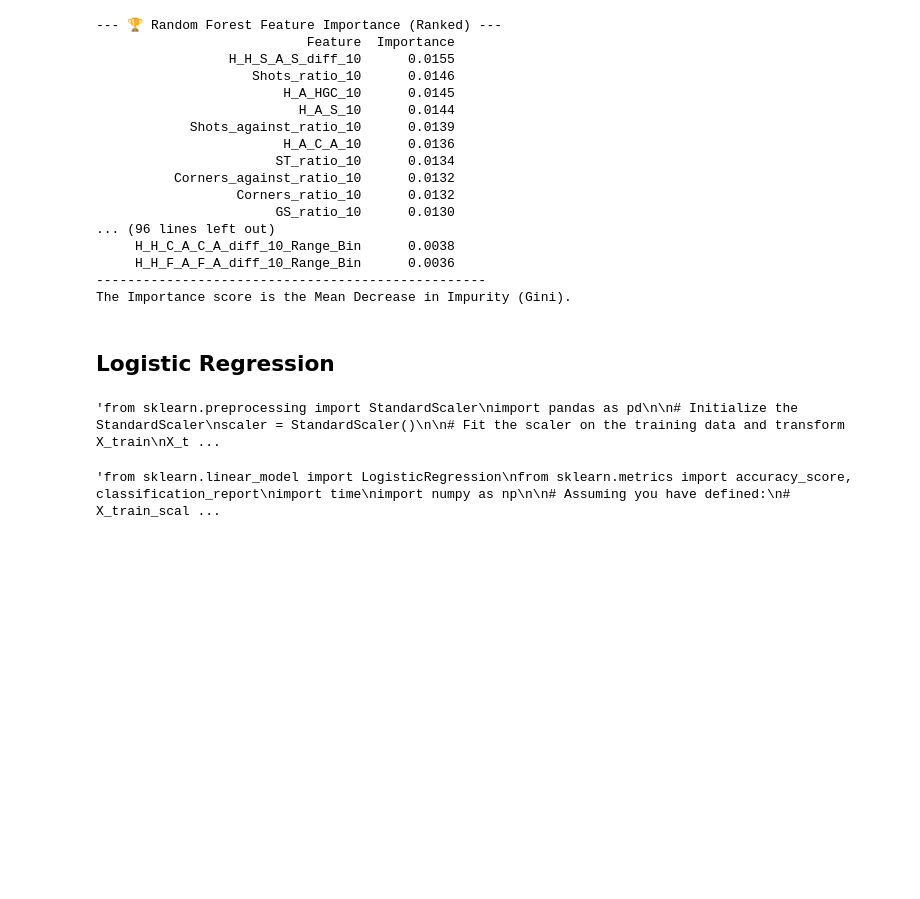
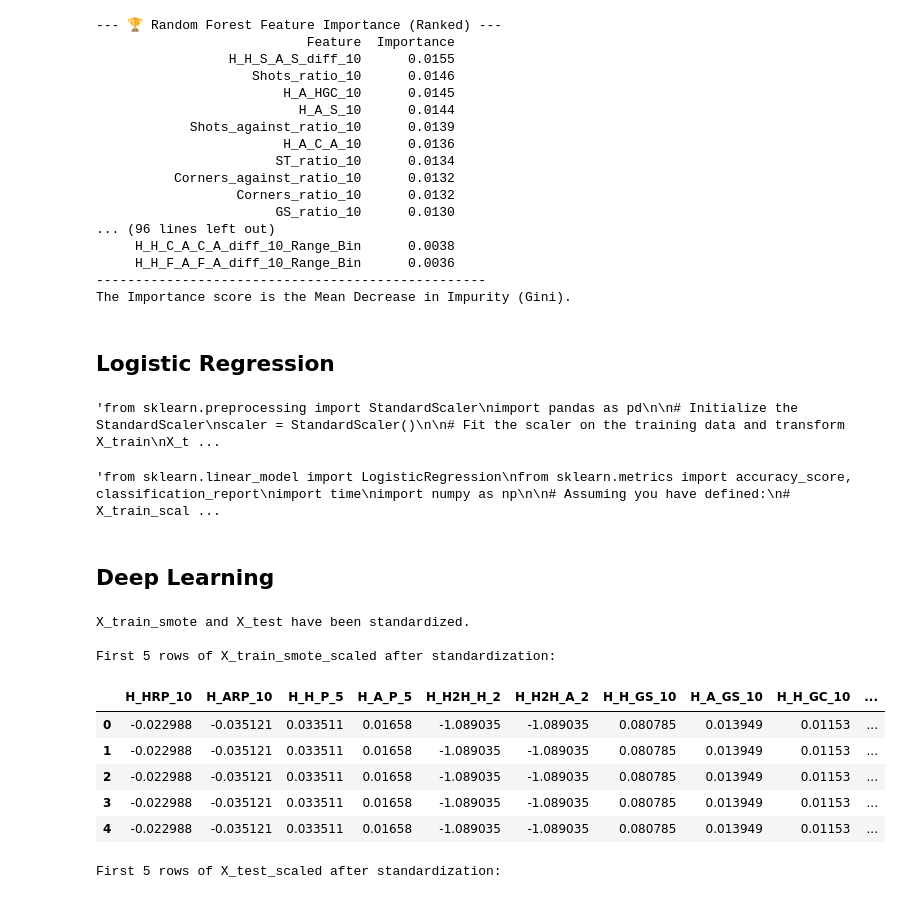
Before and after one commit to venti-sei/Bet26, a Jupyter notebook: random_forest_classification_New.ipynb, the cells around one changed output. Saved outputs shown, nothing was run; the diff lists cells and outputs as text; code cells hidden in the pictures; blank space fills up the shorter version.

```diff
--- a/random_forest_classification_New.ipynb
+++ b/random_forest_classification_New.ipynb
@@ -1751,3 +1757,38 @@ print(classification_report(y_test, y_pred_lr, target_names=['Draw (0)', 'Away (
 # You can now use the 'lr_model' object to compare against your Random Forest model."""
 # %% [output]
 'from sklearn.linear_model import LogisticRegression\nfrom sklearn.metrics import accuracy_score, classification_report\nimport time\nimport numpy as np\n\n# Assuming you have defined:\n# X_train_scal ...
+# %% [markdown]
+## Deep Learning
+# %%
+from sklearn.preprocessing import StandardScaler
+import pandas as pd
+
+# Instantiate StandardScaler
+scaler = StandardScaler()
+
+# Fit the scaler on X_train_smote and transform it
+X_train_smote_scaled = scaler.fit_transform(X_train_smote)
+
+# Transform X_test using the fitted scaler
+X_test_scaled = scaler.transform(X_test)
+
+# Convert scaled arrays back to DataFrames, preserving column names and indices
+X_train_smote_scaled = pd.DataFrame(X_train_smote_scaled, columns=X_train_smote.columns, index=X_train_smote.index)
+X_test_scaled = pd.DataFrame(X_test_scaled, columns=X_test.columns, index=X_test.index)
+
+print("X_train_smote and X_test have been standardized.")
+print("\nFirst 5 rows of X_train_smote_scaled after standardization:")
+display(X_train_smote_scaled.head())
+print("\nFirst 5 rows of X_test_scaled after standardization:")
+display(X_test_scaled.head())
+# %% [output]
+X_train_smote and X_test have been standardized.
+
+First 5 rows of X_train_smote_scaled after standardization:
+|  | H_HRP_10 | H_ARP_10 | H_H_P_5 | H_A_P_5 | H_H2H_H_2 | H_H2H_A_2 | H_H_GS_10 | H_A_GS_10 | H_H_GC_10 | ... |
+| 0 | -0.022988 | -0.035121 | 0.033511 | 0.01658 | -1.089035 | -1.089035 | 0.080785 | 0.013949 | 0.01153 | ... |
+| 1 | -0.022988 | -0.035121 | 0.033511 | 0.01658 | -1.089035 | -1.089035 | 0.080785 | 0.013949 | 0.01153 | ... |
+| 2 | -0.022988 | -0.035121 | 0.033511 | 0.01658 | -1.089035 | -1.089035 | 0.080785 | 0.013949 | 0.01153 | ... |
+| 3 | -0.022988 | -0.035121 | 0.033511 | 0.01658 | -1.089035 | -1.089035 | 0.080785 | 0.013949 | 0.01153 | ... |
+| 4 | -0.022988 | -0.035121 | 0.033511 | 0.01658 | -1.089035 | -1.089035 | 0.080785 | 0.013949 | 0.01153 | ... |
+First 5 rows of X_test_scaled after standardization:
```
Also changed, not shown: parts of 14 cells of this notebook.
